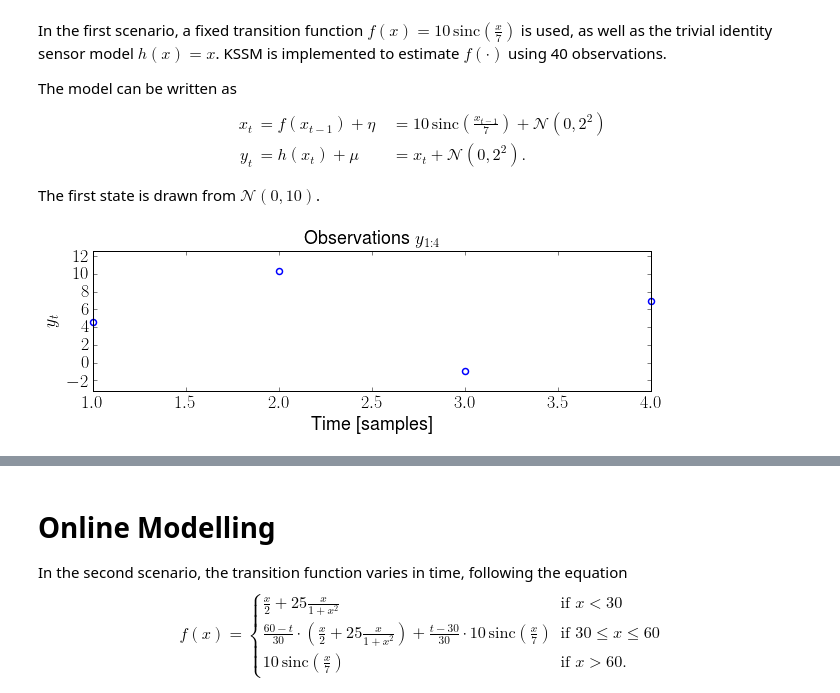
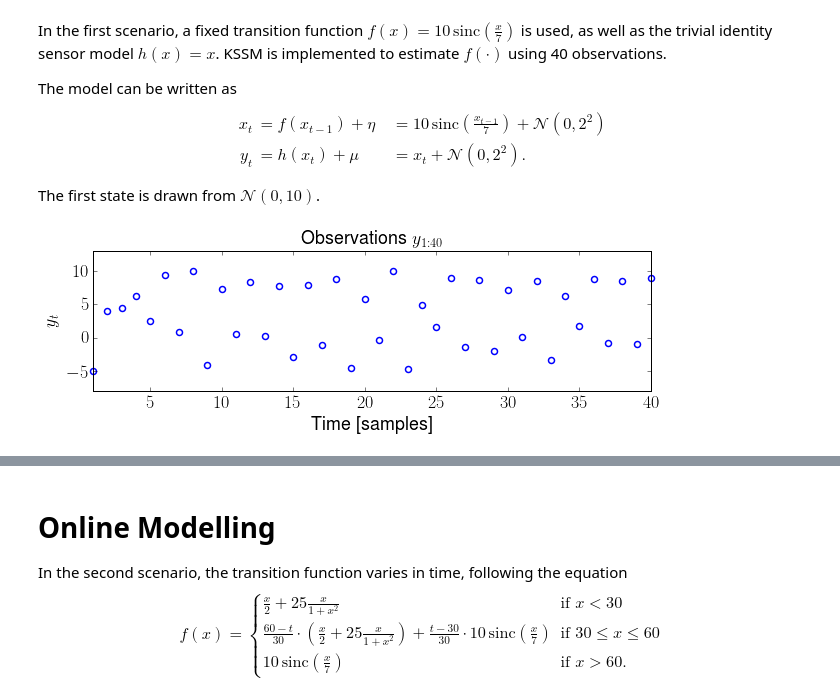
Before and after one commit to afalchetti/pykssm, a Jupyter notebook: demo/Kernel State-Space Modelling.ipynb, the cells around one changed output, grey strips where cells are left out. Drawn from its saved outputs; the diff is of its cells as text; code cells hidden in the pictures.

```diff
--- a/demo/Kernel State-Space Modelling.ipynb
+++ b/demo/Kernel State-Space Modelling.ipynb
@@ -67,31 +75,31 @@ The first state is drawn from $\mathcal{N}(0, 10)$.
 # %%
 # Simple model
 f  = lambda x: 10 * np.sinc(x / 7)
 h  = lambda x: x
 
 sigmax0 = np.sqrt(10)
 sigmax  = 1#2
 sigmay  = 1#2
-size    = 4
+size    = 40
 
 x0 = 0 + np.random.randn() * sigmax0
 
 (x, y) = pykssm.filter(f, h, sigmax, sigmay, x0, size)
 
 # Let's see the data we'll be working with,
 # the output of the filter
 mtp.figure(figsize=(10, 2.5))
 mtp.plot(list(range(1, size + 1)), y, "o", markerfacecolor="none", markeredgecolor="b", clip_on=False)
 mtp.title("Observations $y_{1:" + str(size) + "}$")
 mtp.xlabel("Time [samples]")
 mtp.ylabel("$y_t$")
 
 yrange = np.max(y) - np.min(y)
 mtp.axis([1, size, np.min(y) - 0.2 * yrange, np.max(y) + 0.2 * yrange])
 
 mtp.show()
 # %% [output]
-[figure, old version]
+[figure, new version]
 # %%
 %%time
 # KSSM, the core of this notebook
```
Also changed, not shown: parts of 6 cells of this notebook, 4 other files.
